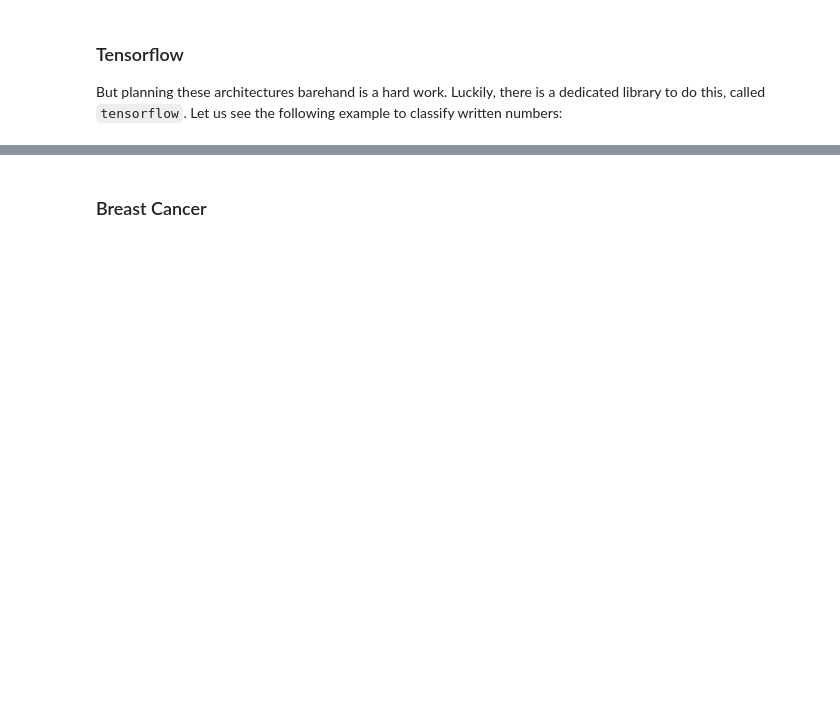
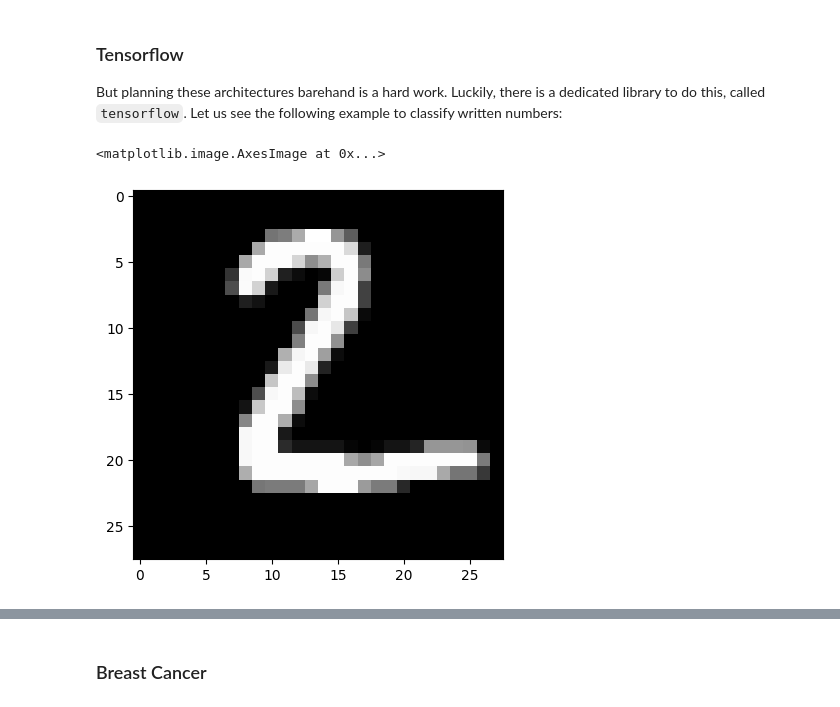
Before and after one commit to julianjica/ModSim, a Jupyter notebook: notebooks/Classifiers.ipynb, the cells around one changed output, grey strips where cells are left out. Saved outputs shown, nothing was run; the diff lists cells and outputs as text; code cells hidden in the pictures; blank space fills up the shorter version.

```diff
--- a/notebooks/Classifiers.ipynb
+++ b/notebooks/Classifiers.ipynb
@@ -103,7 +104,10 @@ from tensorflow.keras.datasets import mnist
 # %%
 # Load the MNIST dataset
 (X_train, y_train), (X_test, y_test) = mnist.load_data()
-plt.imshow(X_test[0], cmap='gray')
+plt.imshow(X_test[1], cmap='gray')
+# %% [output]
+<matplotlib.image.AxesImage at 0x...>
+[figure, added]
 # %%
 # Normalize the data
 X_train, X_test = X_train / 255.0, X_test / 255.0
```
Also changed, not shown: parts of 4 cells of this notebook.
